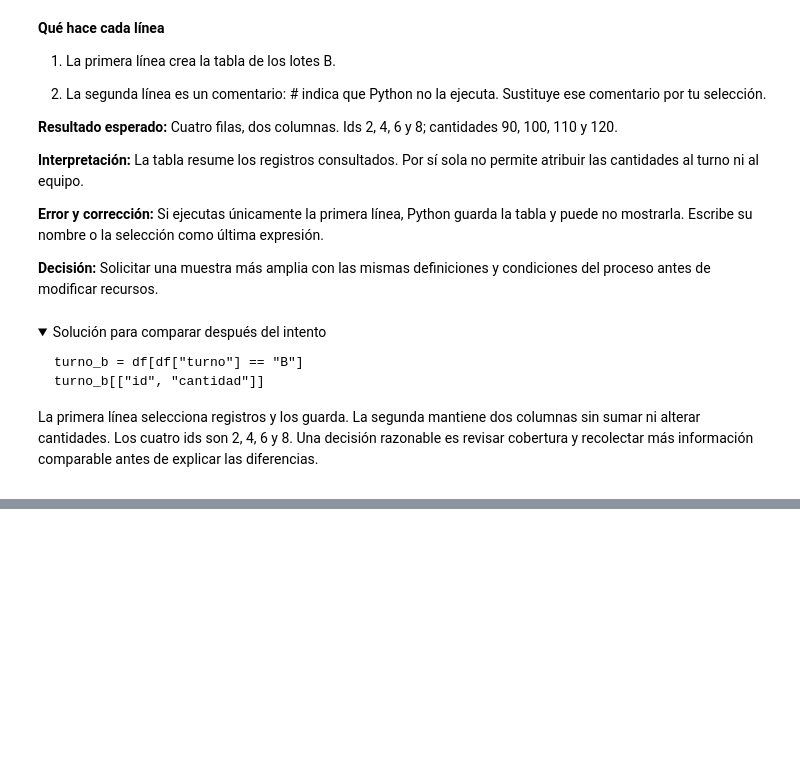
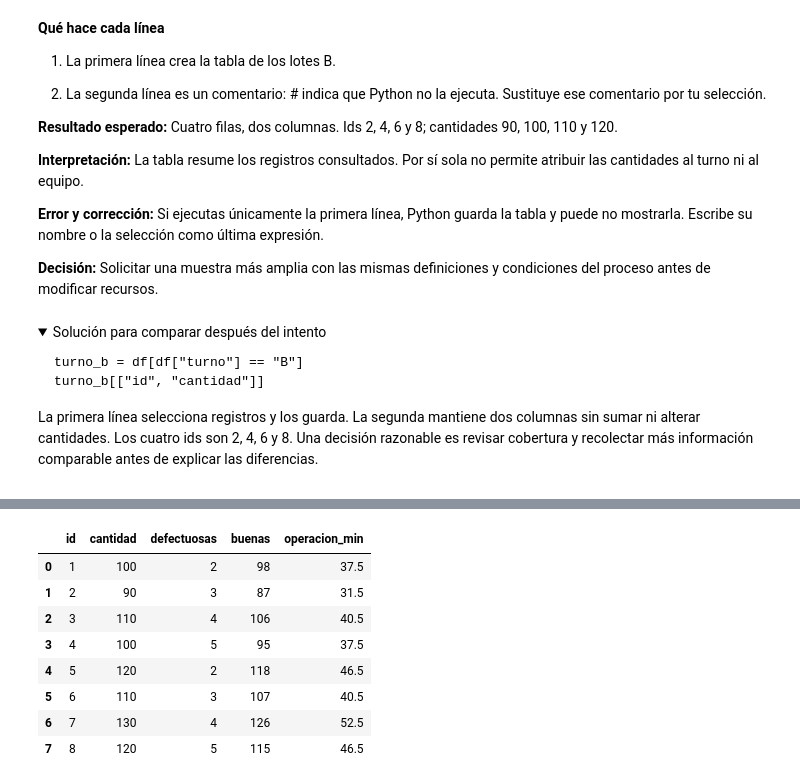
Before and after one commit to karendayana2590-bot/analitica-de-datos-2.0, a Jupyter notebook: cuadernos/Clase_1_pandas_desde_cero.ipynb, the cells around one changed output, grey strips where cells are left out. Saved outputs shown, nothing was run; the diff lists cells and outputs as text; code cells hidden in the pictures; folded sections open; blank space fills up the shorter version.

```diff
--- a/cuadernos/Clase_1_pandas_desde_cero.ipynb
+++ b/cuadernos/Clase_1_pandas_desde_cero.ipynb
@@ -791,0 +814,14 @@ Antes de entregar, reinicia el núcleo y ejecuta desde la primera celda. Comprue
+# %%
+df["buenas"] = df["cantidad"] - df["defectuosas"]
+df["operacion_min"] = df["tiempo_min"] - df["parada_min"]
+df[["id", "cantidad", "defectuosas", "buenas", "operacion_min"]]
+# %% [output]
+|  | id | cantidad | defectuosas | buenas | operacion_min |
+| 0 | 1 | 100 | 2 | 98 | 37.5 |
+| 1 | 2 | 90 | 3 | 87 | 31.5 |
+| 2 | 3 | 110 | 4 | 106 | 40.5 |
+| 3 | 4 | 100 | 5 | 95 | 37.5 |
+| 4 | 5 | 120 | 2 | 118 | 46.5 |
+| 5 | 6 | 110 | 3 | 107 | 40.5 |
+| 6 | 7 | 130 | 4 | 126 | 52.5 |
+| 7 | 8 | 120 | 5 | 115 | 46.5 |
```
Also changed, not shown: parts of 26 cells of this notebook.
